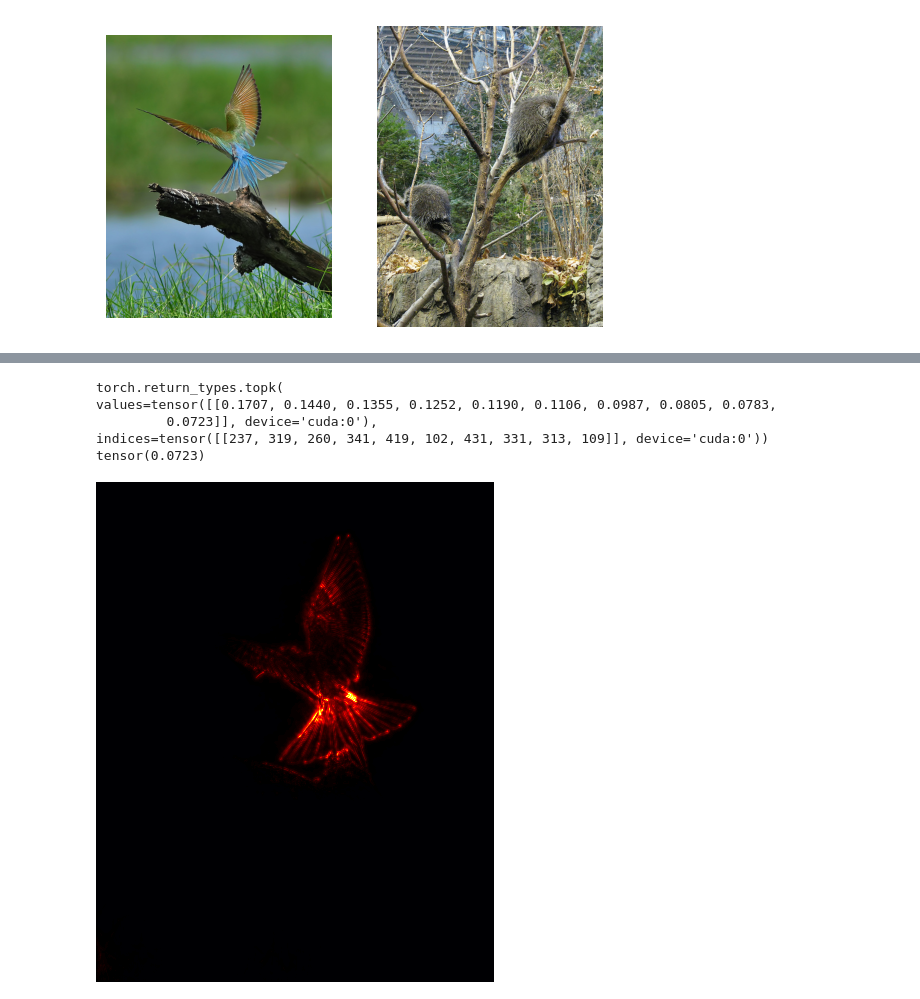
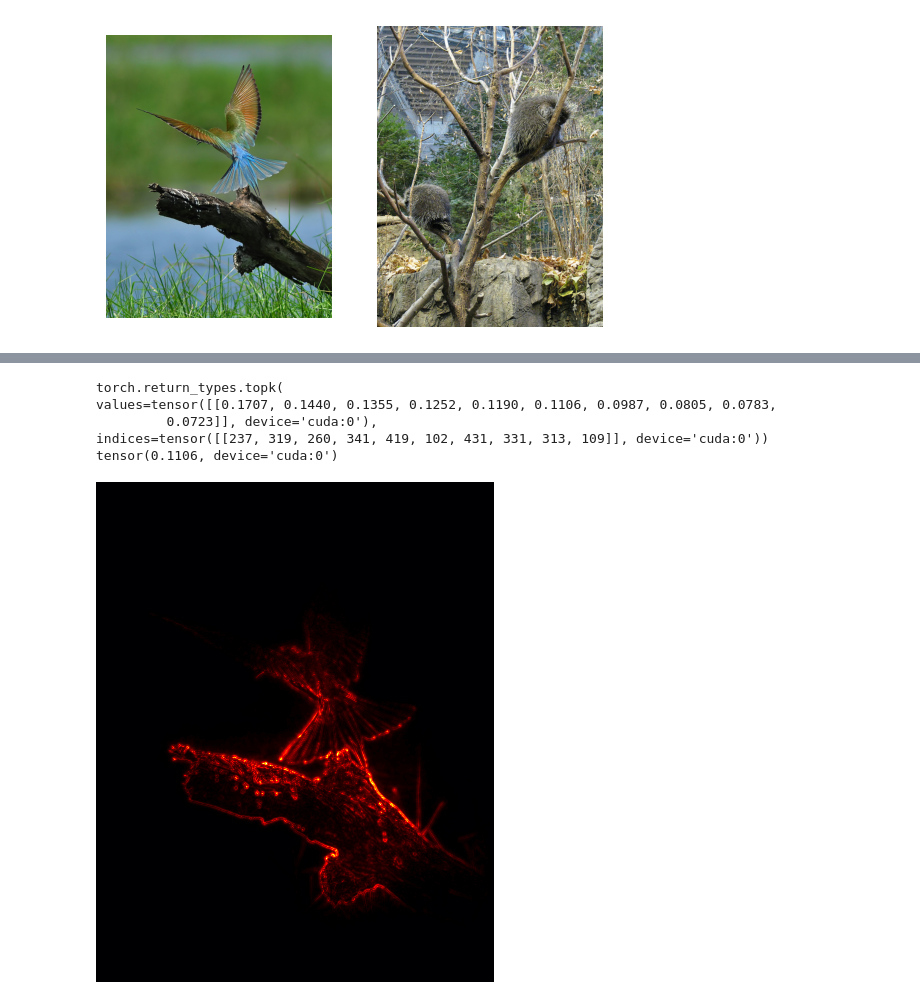
Before and after one commit to ManuelWelte/XAI_webapp, a Jupyter notebook: backend/Experiments.ipynb, the cells around one changed output, grey strips where cells are left out. Cells and saved outputs as stored; diff of their text form; code cells hidden in the pictures.

```diff
--- a/backend/Experiments.ipynb
+++ b/backend/Experiments.ipynb
@@ -67,15 +66,16 @@ prediction = tensor([92], device='cuda:0')
 # %%
 grad_layer = interm_info["intermediate_rel"]
 print(grad_layer.topk(10))
 
-grad = explainer.explain_channel(interm_info, 109, retain_graph = True)
+grad = explainer.explain_channel(interm_info, 102, retain_graph = False)
+print(grad.sum())
+
 grad = grad.sum(axis = 1).cpu()
-print(grad.sum())
 imgify(grad, symmetric = True, cmap='coldnhot')
 # %% [output]
 torch.return_types.topk(
 values=tensor([[0.1707, 0.1440, 0.1355, 0.1252, 0.1190, 0.1106, 0.0987, 0.0805, 0.0783,
          0.0723]], device='cuda:0'),
 indices=tensor([[237, 319, 260, 341, 419, 102, 431, 331, 313, 109]], device='cuda:0'))
-tensor(0.0723)
+tensor(0.1106, device='cuda:0')
-[figure, old version]
+[figure, new version]
```
Also changed, not shown: parts of 2 cells of this notebook, 2 other files.
